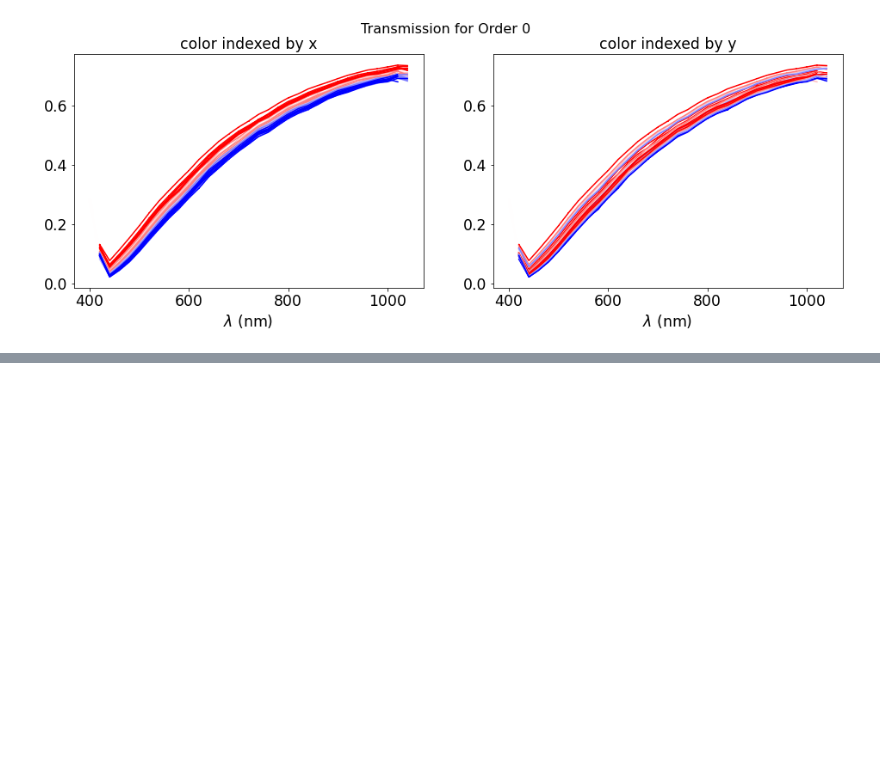
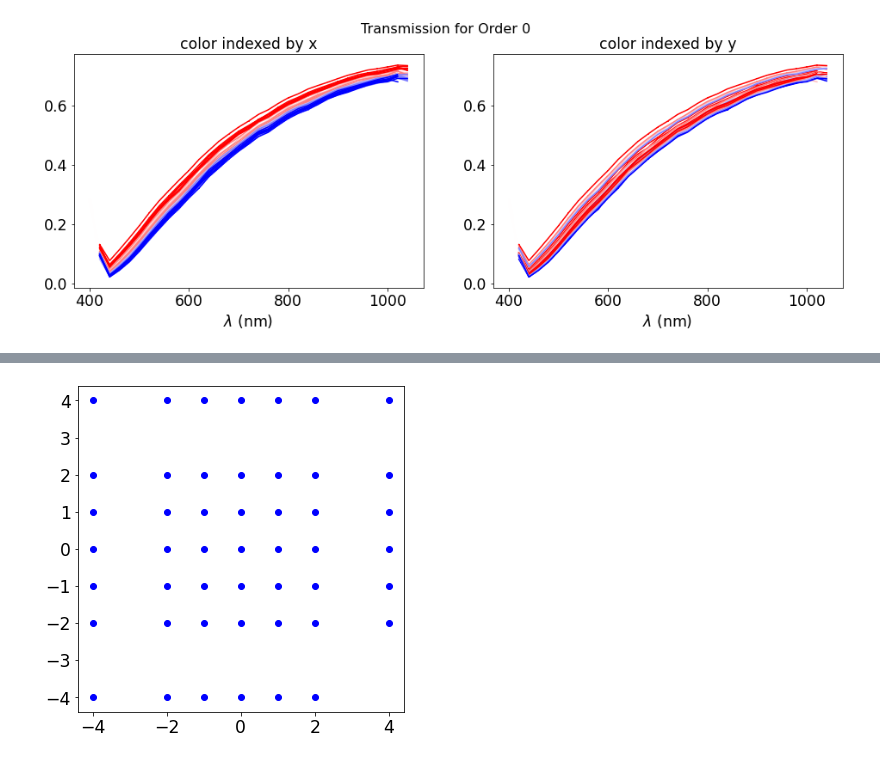
Before and after one commit to sylvielsstfr/HoloTransmissionCube, a Jupyter notebook: ExploreDataCubeTransmission.ipynb, the cells around one changed output, grey strips where cells are left out. Cells and saved outputs as stored; diff of their text form; code cells hidden in the pictures; blank space fills up the shorter version.

```diff
--- a/ExploreDataCubeTransmission.ipynb
+++ b/ExploreDataCubeTransmission.ipynb
@@ -304,0 +397,7 @@ Text(0.5, 0.98, 'Transmission for Order 0')
+# %%
+X1,Y1 = list(zip(*list_of_position_1))
+
+plt.scatter(X1,Y1,facecolor="b")
+plt.axes().set_aspect('equal')
+# %% [output]
+[figure, added]
```
Also changed, not shown: parts of 8 cells of this notebook, 2 other files.
